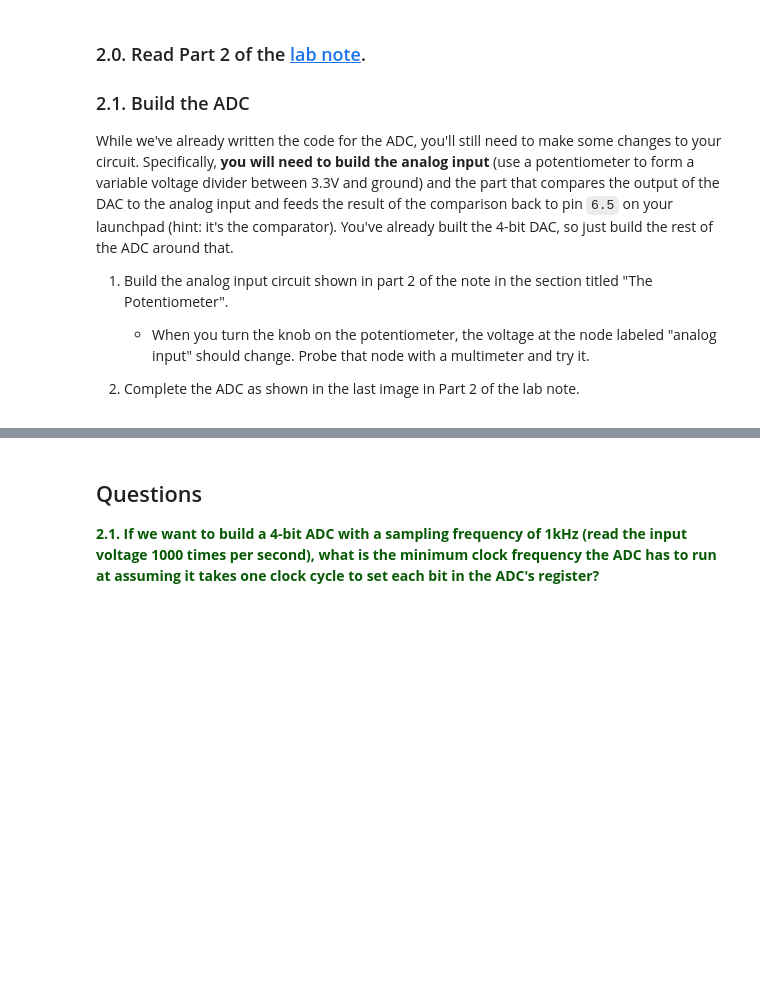
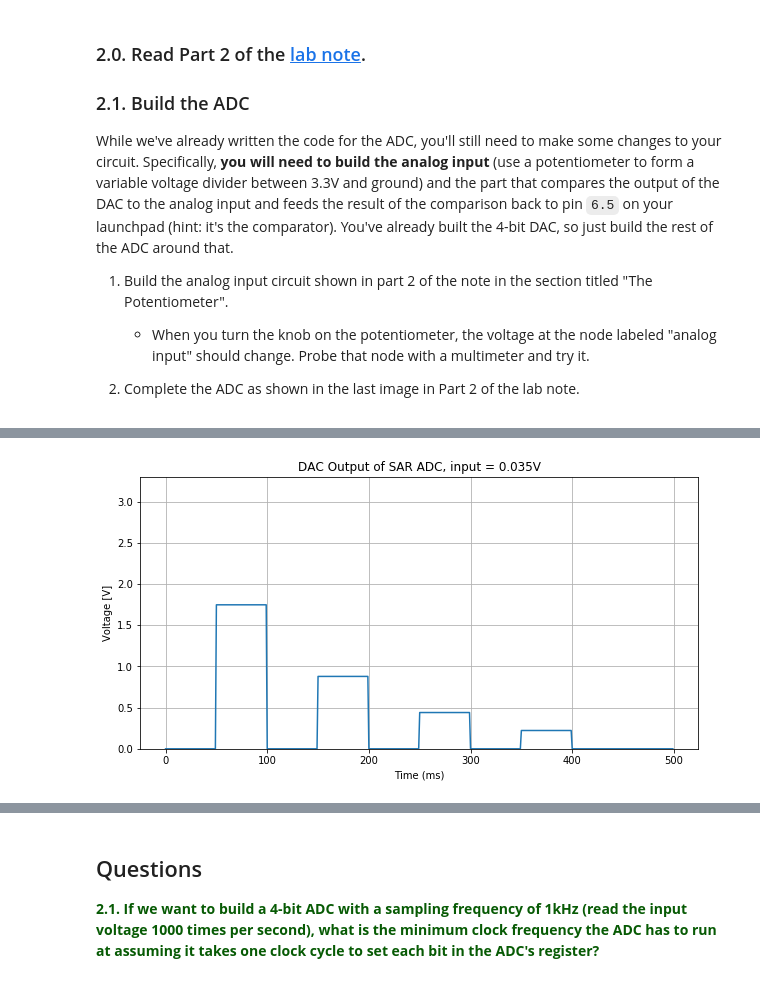
Before and after one commit to SmurphySean/EECS-16B, a Jupyter notebook: lab2/lab2/lab2-dac-adc.ipynb, the cells around one changed output, grey strips where cells are left out. Cells and saved outputs as stored; diff of their text form; code cells hidden in the pictures; blank space fills up the shorter version.

```diff
--- a/lab2/lab2/lab2-dac-adc.ipynb
+++ b/lab2/lab2/lab2-dac-adc.ipynb
@@ -174,19 +178,21 @@ While we've already written the code for the ADC, you'll still need to make some
 - Record the voltages for one full period in the cell below.
 - Change the analog input voltage and plot the resulting data in the second cell below.
 # %%
-delay_ms = # your delay (in milliseconds) -- make it a value between 5 and 100
+delay_ms = 50 # your delay (in milliseconds) -- make it a value between 5 and 100
 
-analog_input =  # your input voltage here
-voltages = [] #fill in voltages here
+analog_input =  0.035 # your input voltage here
+voltages = [0.0000000000,1.7482244968,0.0000000000,0.8788511276,0.0000000000,0.4402872085,0.0000000000,0.2222976446,0.0000000000,0.000000000] #fill in voltages here
 
 #Plot Outputs
 plt.figure(figsize=(10,5))
 plt.grid()
 plt.ylim((0,3.3))
 vplot = np.concatenate([np.repeat(v,delay_ms) for v in voltages])
 plt.plot(vplot)
 plt.xlabel("Time (ms)")
 plt.ylabel("Voltage [V]")
 plt.title("DAC Output of SAR ADC, input = "+str(analog_input)+"V")
 plt.show()
+# %% [output]
+[figure, added]
 # %%
```
Also changed, not shown: parts of 22 cells of this notebook, 1 other file.
